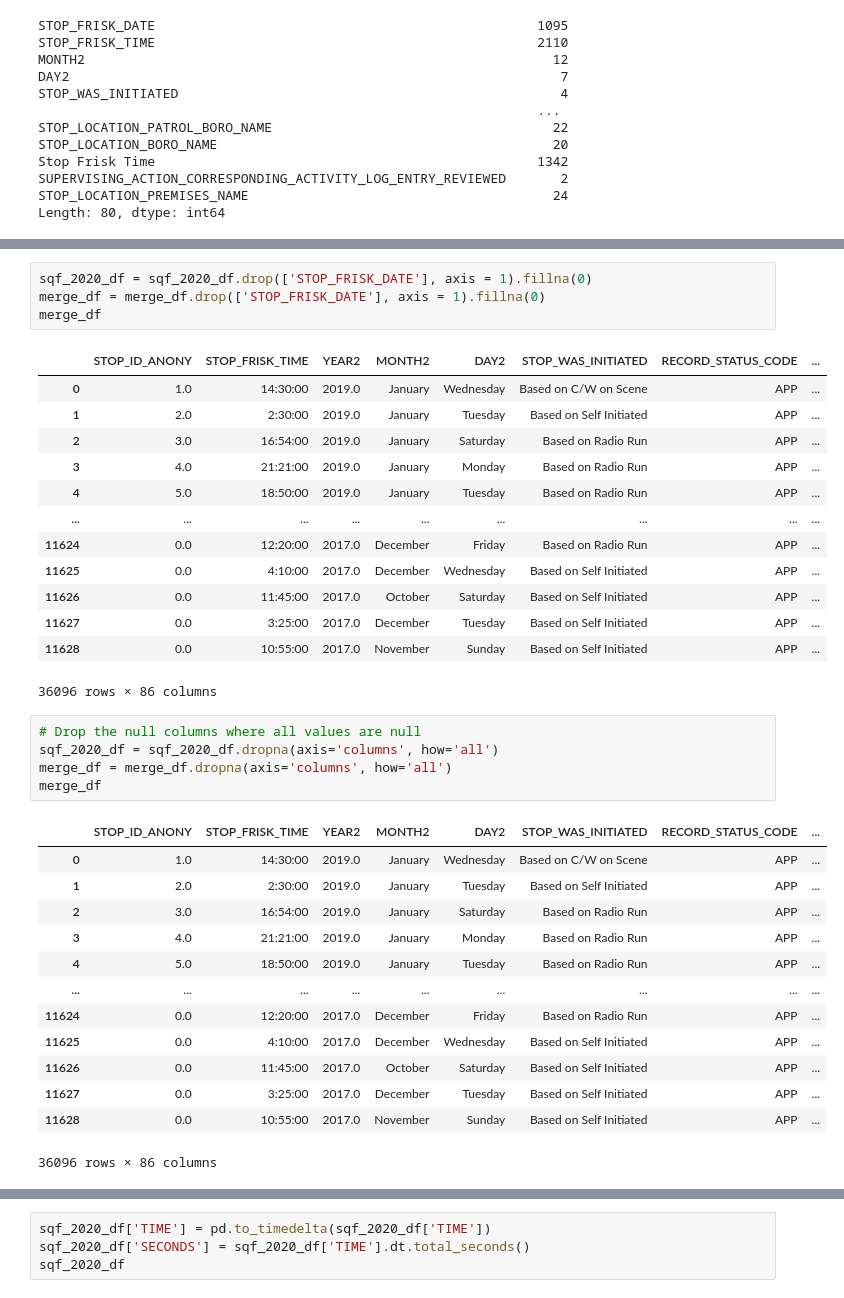
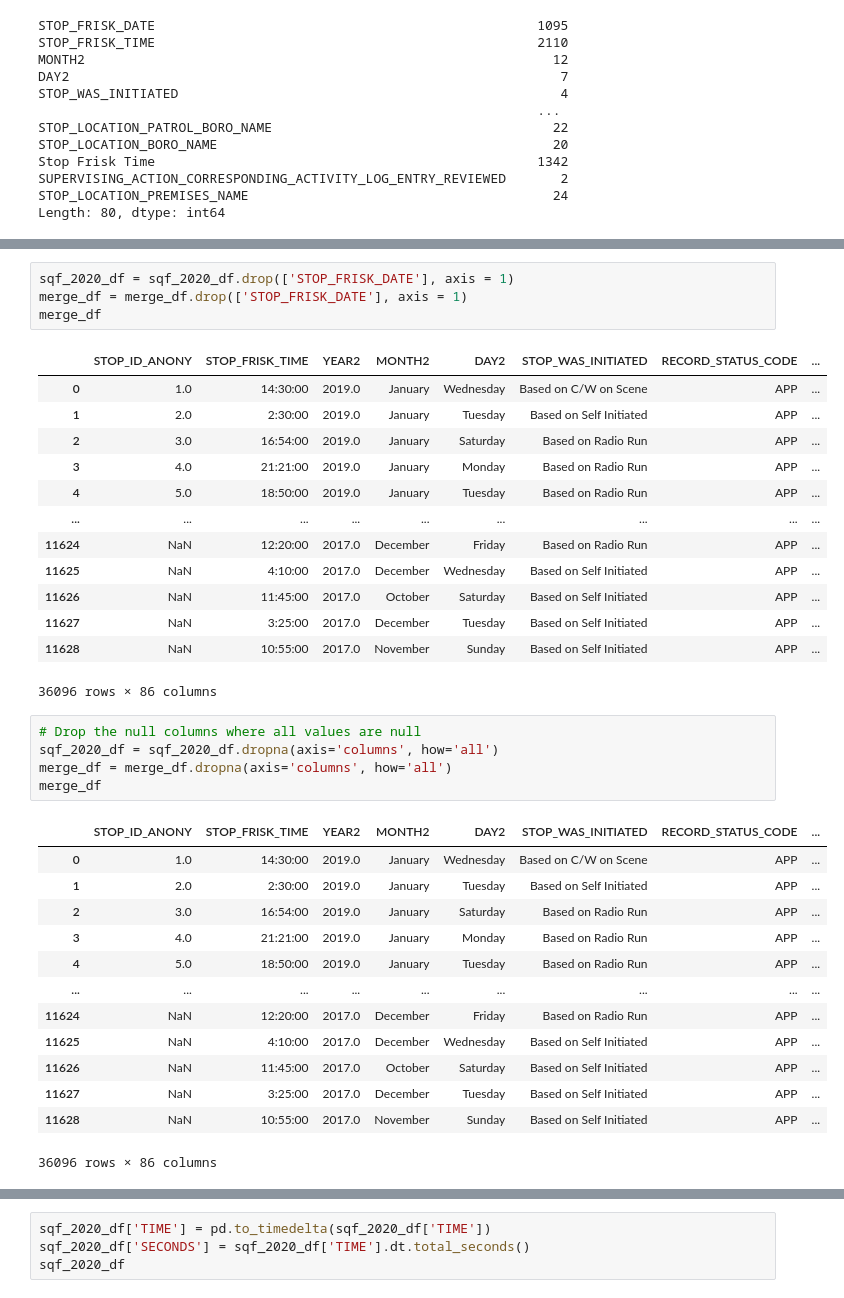
Before and after one commit to uzmabb182/data-detection-using-machine-learning, a Jupyter notebook: machine_learning_final_project/static/data_processing/sfq_summon_prediction.ipynb, the cells around one changed output, grey strips where cells are left out. Saved outputs shown, nothing was run; the diff lists cells and outputs as text.

```diff
--- a/machine_learning_final_project/static/data_processing/sfq_summon_prediction.ipynb
+++ b/machine_learning_final_project/static/data_processing/sfq_summon_prediction.ipynb
@@ -242,21 +234,21 @@ BUS ST        1
 Name: STOP_LOCATION_PREMISES_NAME, dtype: int64
 # %%
-sqf_2020_df = sqf_2020_df.drop(['STOP_FRISK_DATE'], axis = 1).fillna(0)
-merge_df = merge_df.drop(['STOP_FRISK_DATE'], axis = 1).fillna(0)
+sqf_2020_df = sqf_2020_df.drop(['STOP_FRISK_DATE'], axis = 1)
+merge_df = merge_df.drop(['STOP_FRISK_DATE'], axis = 1)
 merge_df
 # %% [output]
 |  | STOP_ID_ANONY | STOP_FRISK_TIME | YEAR2 | MONTH2 | DAY2 | STOP_WAS_INITIATED | RECORD_STATUS_CODE | ... |
 | 0 | 1.0 | 14:30:00 | 2019.0 | January | Wednesday | Based on C/W on Scene | APP | ... |
 | 1 | 2.0 | 2:30:00 | 2019.0 | January | Tuesday | Based on Self Initiated | APP | ... |
 | 2 | 3.0 | 16:54:00 | 2019.0 | January | Saturday | Based on Radio Run | APP | ... |
 | 3 | 4.0 | 21:21:00 | 2019.0 | January | Monday | Based on Radio Run | APP | ... |
 | 4 | 5.0 | 18:50:00 | 2019.0 | January | Tuesday | Based on Radio Run | APP | ... |
 | ... | ... | ... | ... | ... | ... | ... | ... | ... |
-| 11624 | 0.0 | 12:20:00 | 2017.0 | December | Friday | Based on Radio Run | APP | ... |
-| 11625 | 0.0 | 4:10:00 | 2017.0 | December | Wednesday | Based on Self Initiated | APP | ... |
-| 11626 | 0.0 | 11:45:00 | 2017.0 | October | Saturday | Based on Self Initiated | APP | ... |
-| 11627 | 0.0 | 3:25:00 | 2017.0 | December | Tuesday | Based on Self Initiated | APP | ... |
-| 11628 | 0.0 | 10:55:00 | 2017.0 | November | Sunday | Based on Self Initiated | APP | ... |
+| 11624 | NaN | 12:20:00 | 2017.0 | December | Friday | Based on Radio Run | APP | ... |
+| 11625 | NaN | 4:10:00 | 2017.0 | December | Wednesday | Based on Self Initiated | APP | ... |
+| 11626 | NaN | 11:45:00 | 2017.0 | October | Saturday | Based on Self Initiated | APP | ... |
+| 11627 | NaN | 3:25:00 | 2017.0 | December | Tuesday | Based on Self Initiated | APP | ... |
+| 11628 | NaN | 10:55:00 | 2017.0 | November | Sunday | Based on Self Initiated | APP | ... |
 36096 rows × 86 columns
 # %%
 # Drop the null columns where all values are null
@@ -271,11 +263,11 @@ merge_df
 | 3 | 4.0 | 21:21:00 | 2019.0 | January | Monday | Based on Radio Run | APP | ... |
 | 4 | 5.0 | 18:50:00 | 2019.0 | January | Tuesday | Based on Radio Run | APP | ... |
 | ... | ... | ... | ... | ... | ... | ... | ... | ... |
-| 11624 | 0.0 | 12:20:00 | 2017.0 | December | Friday | Based on Radio Run | APP | ... |
-| 11625 | 0.0 | 4:10:00 | 2017.0 | December | Wednesday | Based on Self Initiated | APP | ... |
-| 11626 | 0.0 | 11:45:00 | 2017.0 | October | Saturday | Based on Self Initiated | APP | ... |
-| 11627 | 0.0 | 3:25:00 | 2017.0 | December | Tuesday | Based on Self Initiated | APP | ... |
-| 11628 | 0.0 | 10:55:00 | 2017.0 | November | Sunday | Based on Self Initiated | APP | ... |
+| 11624 | NaN | 12:20:00 | 2017.0 | December | Friday | Based on Radio Run | APP | ... |
+| 11625 | NaN | 4:10:00 | 2017.0 | December | Wednesday | Based on Self Initiated | APP | ... |
+| 11626 | NaN | 11:45:00 | 2017.0 | October | Saturday | Based on Self Initiated | APP | ... |
+| 11627 | NaN | 3:25:00 | 2017.0 | December | Tuesday | Based on Self Initiated | APP | ... |
+| 11628 | NaN | 10:55:00 | 2017.0 | November | Sunday | Based on Self Initiated | APP | ... |
 36096 rows × 86 columns
 # %%
 # Remove all null rows
```
Also changed, not shown: parts of 37 cells of this notebook.
